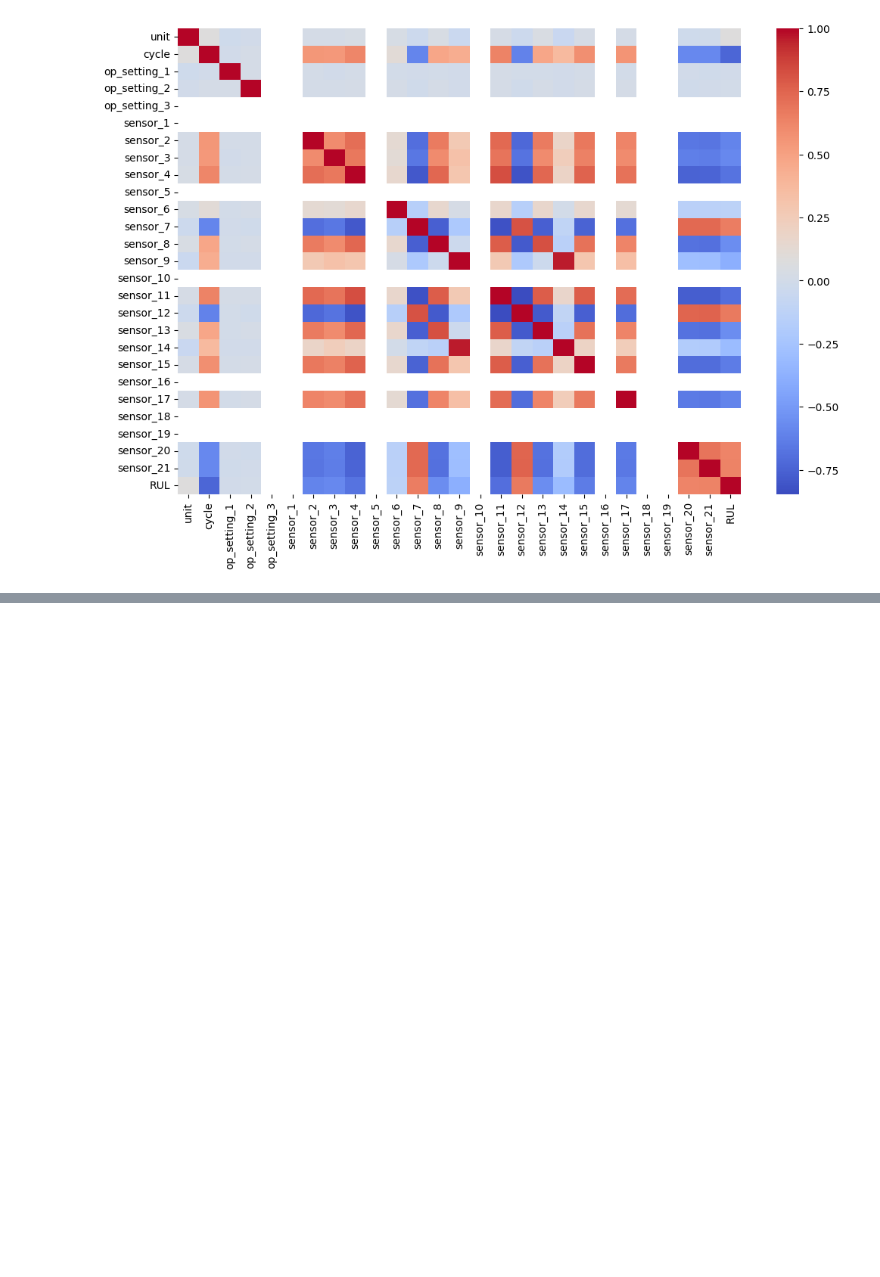
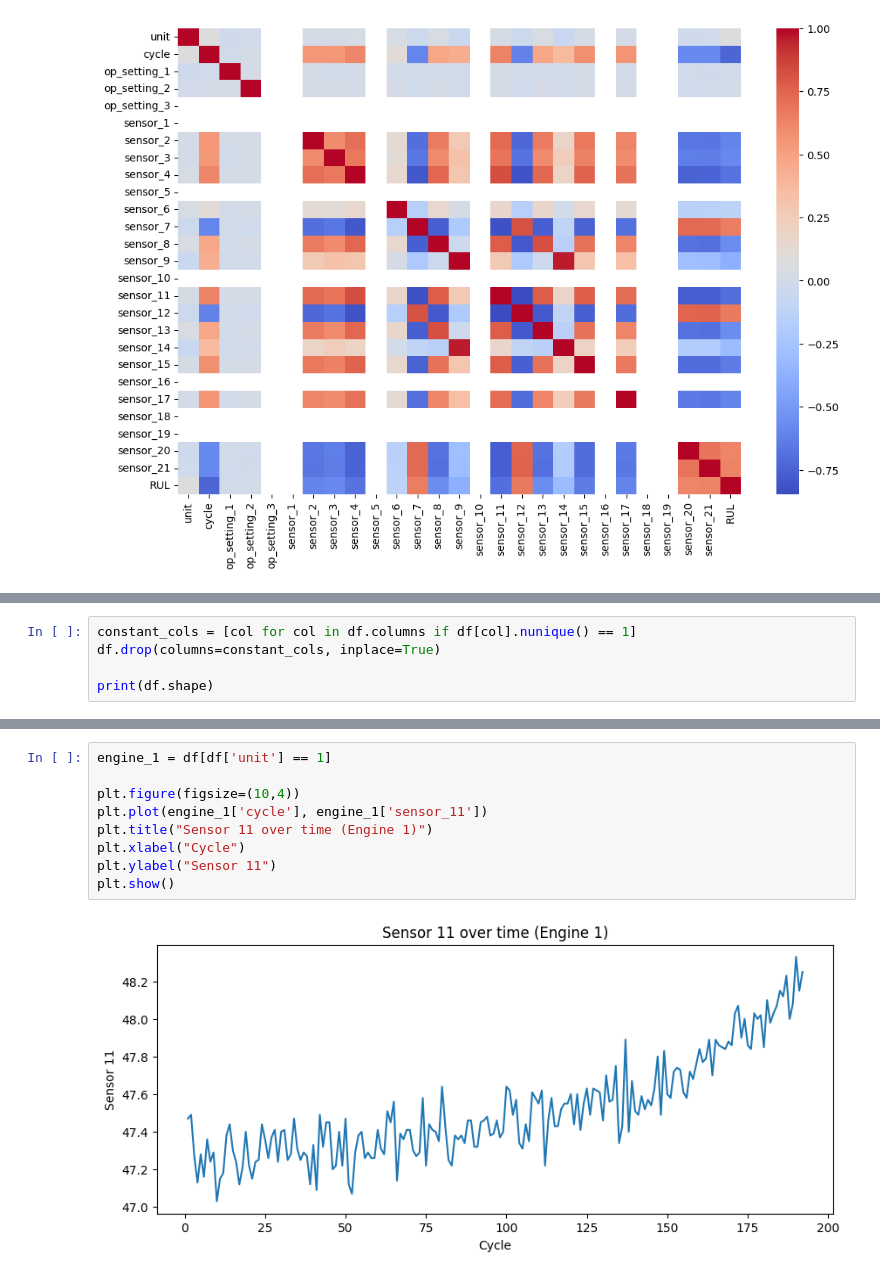
Before and after one commit to omni-ar/predictive-aircraft-maintenance, a Jupyter notebook: notebooks/01_eda.ipynb, the cells around one changed output, grey strips where cells are left out. Cells and saved outputs as stored; diff of their text form; blank space fills up the shorter version.

```diff
--- a/notebooks/01_eda.ipynb
+++ b/notebooks/01_eda.ipynb
@@ -122,0 +147,5 @@ plt.show()
+# %%
+constant_cols = [col for col in df.columns if df[col].nunique() == 1]
+df.drop(columns=constant_cols, inplace=True)
+
+print(df.shape)
@@ -122,0 +176,11 @@ plt.show()
+# %%
+engine_1 = df[df['unit'] == 1]
+
+plt.figure(figsize=(10,4))
+plt.plot(engine_1['cycle'], engine_1['sensor_11'])
+plt.title("Sensor 11 over time (Engine 1)")
+plt.xlabel("Cycle")
+plt.ylabel("Sensor 11")
+plt.show()
+# %% [output]
+[figure, added]
```
Also changed, not shown: parts of 10 cells of this notebook.
